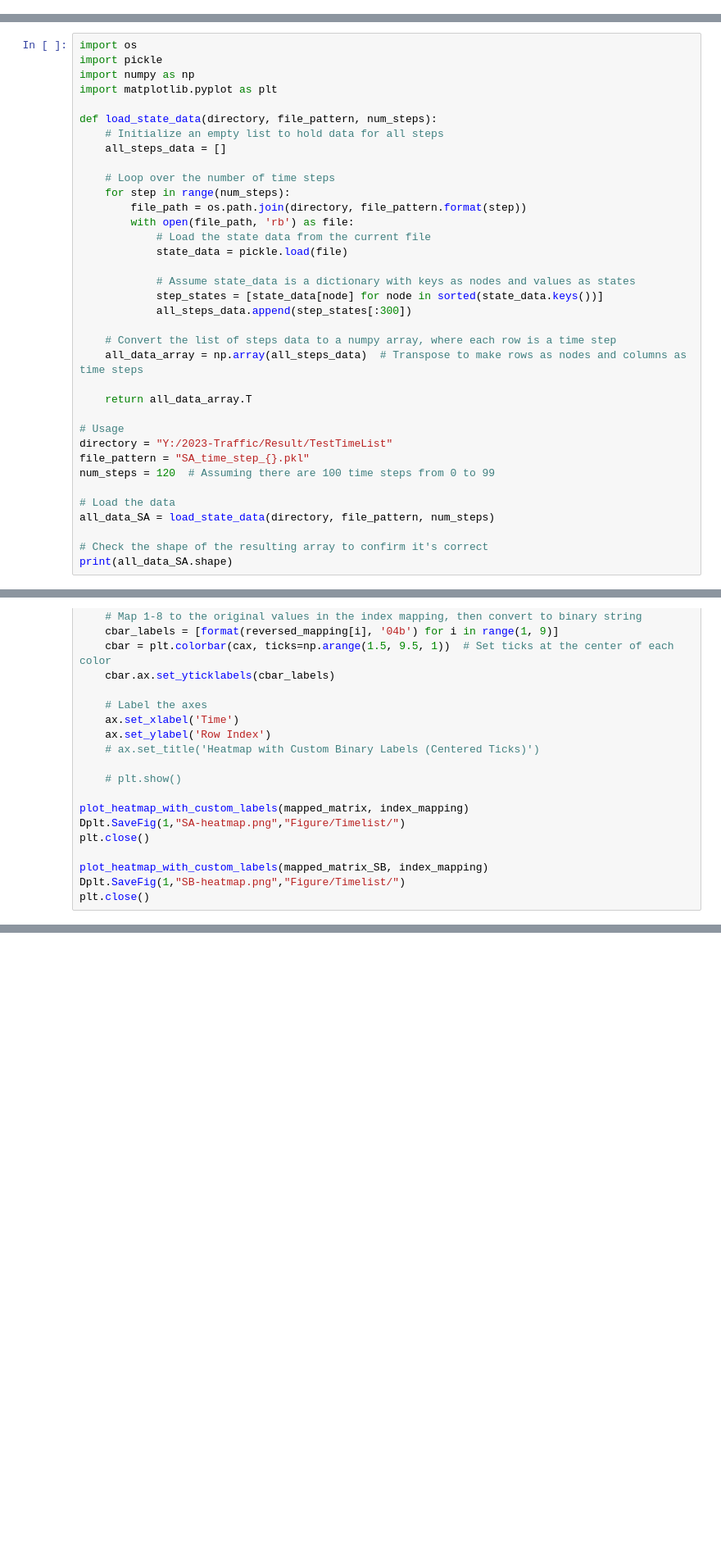
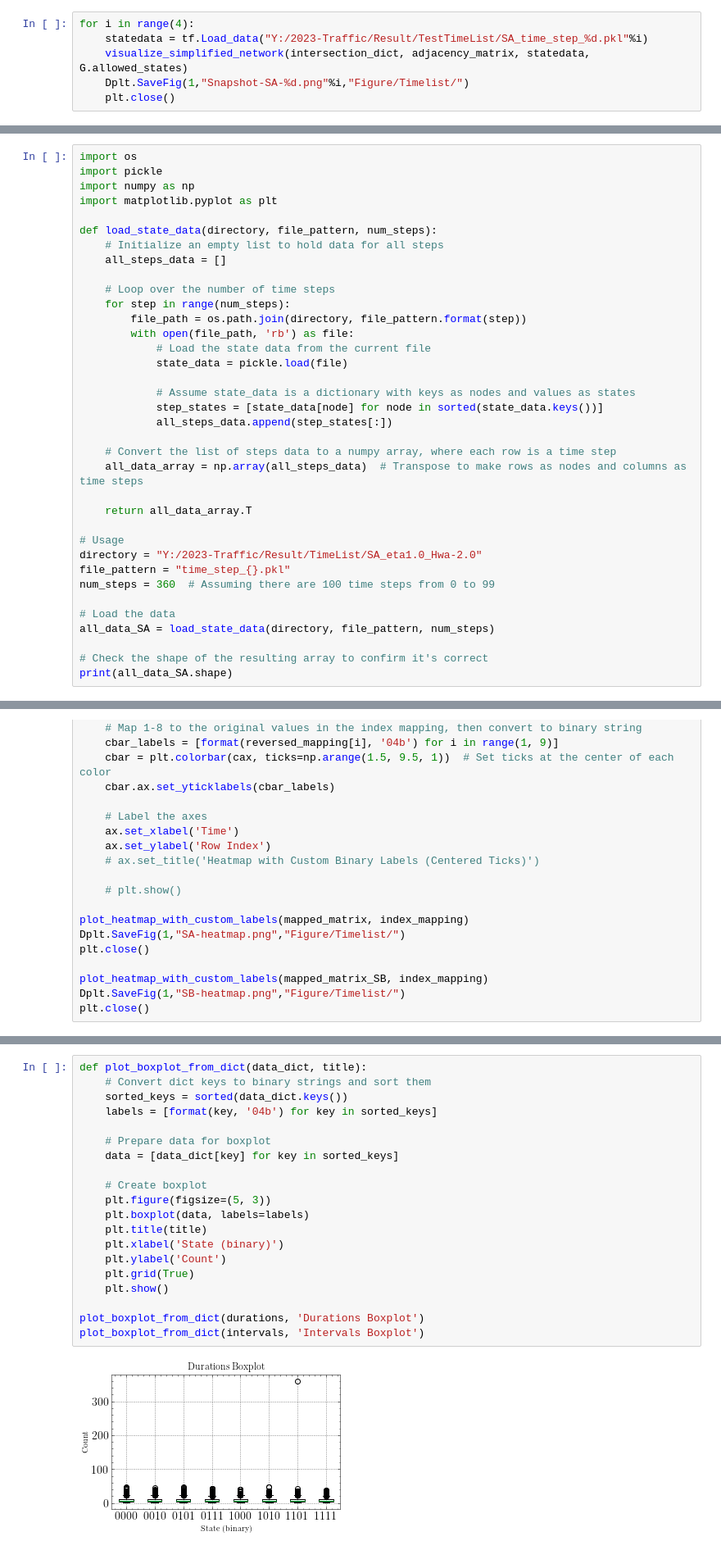
Before and after one commit to liftes/TrafficSignal, a Jupyter notebook: Figures.ipynb, the cells around one changed output, grey strips where cells are left out. Shown at 82% size. Cells and saved outputs as stored; diff of their text form; blank space fills up the shorter version.

```diff
--- a/Figures.ipynb
+++ b/Figures.ipynb
@@ -388,3 +388,9 @@ Dplt.SaveFig(1,"Snapshot-SA-0.png","Figure/Timelist/")
 plt.close()
 # %% [output]
 [0, 2, 7, 10, 5, 8, 13, 15]
+# %%
+for i in range(4):
+    statedata = tf.Load_data("Y:/2023-Traffic/Result/TestTimeList/SA_time_step_%d.pkl"%i)
+    visualize_simplified_network(intersection_dict, adjacency_matrix, statedata, G.allowed_states)
+    Dplt.SaveFig(1,"Snapshot-SA-%d.png"%i,"Figure/Timelist/")
+    plt.close()
@@ -407,7 +424,7 @@ def load_state_data(directory, file_pattern, num_steps):
 
             # Assume state_data is a dictionary with keys as nodes and values as states
             step_states = [state_data[node] for node in sorted(state_data.keys())]
-            all_steps_data.append(step_states[:300])
+            all_steps_data.append(step_states[:])
 
     # Convert the list of steps data to a numpy array, where each row is a time step
     all_data_array = np.array(all_steps_data)  # Transpose to make rows as nodes and columns as time steps
@@ -415,9 +432,9 @@ def load_state_data(directory, file_pattern, num_steps):
     return all_data_array.T
 
 # Usage
-directory = "Y:/2023-Traffic/Result/TestTimeList"
-file_pattern = "SA_time_step_{}.pkl"
-num_steps = 120  # Assuming there are 100 time steps from 0 to 99
+directory = "Y:/2023-Traffic/Result/TimeList/SA_eta1.0_Hwa-2.0"
+file_pattern = "time_step_{}.pkl"
+num_steps = 360  # Assuming there are 100 time steps from 0 to 99
 
 # Load the data
 all_data_SA = load_state_data(directory, file_pattern, num_steps)
@@ -614,0 +698,22 @@ plt.close()
+# %%
+def plot_boxplot_from_dict(data_dict, title):
+    # Convert dict keys to binary strings and sort them
+    sorted_keys = sorted(data_dict.keys())
+    labels = [format(key, '04b') for key in sorted_keys]
+
+    # Prepare data for boxplot
+    data = [data_dict[key] for key in sorted_keys]
+
+    # Create boxplot
+    plt.figure(figsize=(5, 3))
+    plt.boxplot(data, labels=labels)
+    plt.title(title)
+    plt.xlabel('State (binary)')
+    plt.ylabel('Count')
+    plt.grid(True)
+    plt.show()
+
+plot_boxplot_from_dict(durations, 'Durations Boxplot')
+plot_boxplot_from_dict(intervals, 'Intervals Boxplot')
+# %% [output]
+[figure, added]
```
Also changed, not shown: parts of 13 cells of this notebook.
